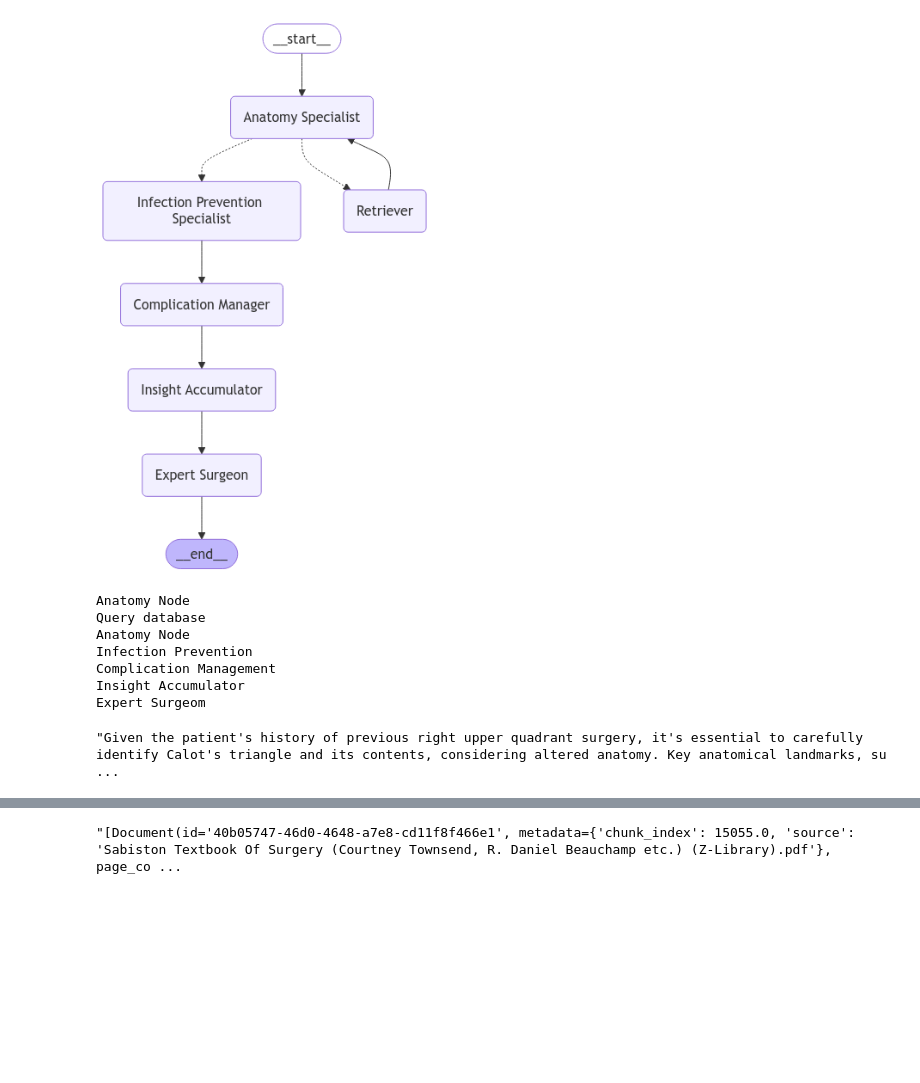
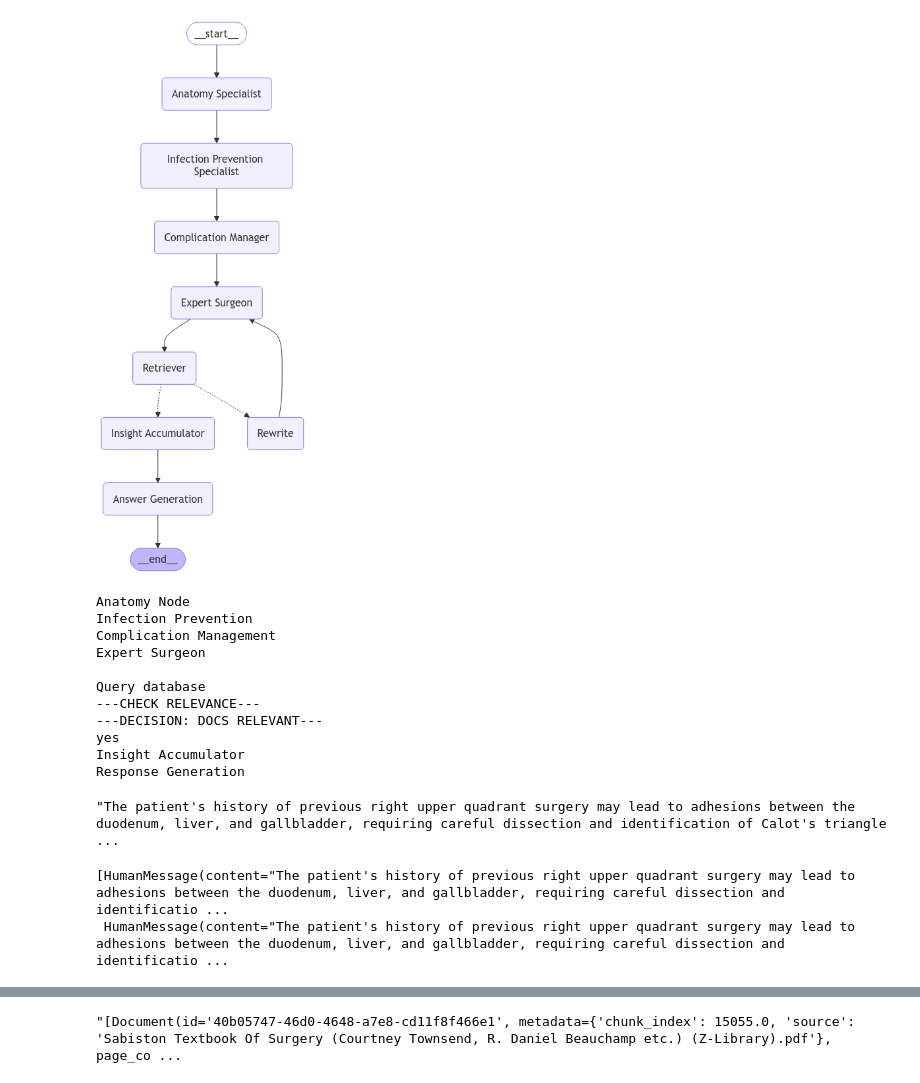
Before and after one commit to mmaazkhanhere/langgraph-projects, a Jupyter notebook: surgical_agent.ipynb, the cells around one changed output, grey strips where cells are left out. Saved outputs shown, nothing was run; the diff lists cells and outputs as text; code cells hidden in the pictures; blank space fills up the shorter version.

```diff
--- a/surgical_agent.ipynb
+++ b/surgical_agent.ipynb
@@ -205,6 +215,8 @@ def complication_management_node(state: State):
   return {"infection_prevention_response": response.content}
 # %%
 def infection_prevention_node(state: State):
+  """LangGraph node that gives instruction to prevent infection"""
+
   print("Infection Prevention")
   surgeon_query: str = state['surgeon_query']
   patient_history: str = state['patient_history']
@@ -279,22 +339,28 @@ def infection_prevention_node(state: State):
 # %%
 def insight_accumulator_node(state: State):
+  """LangGraph node that accumulates all the insights from specialized agents and
+  give a final output related to surgeon query"""
+
   print("Insight Accumulator")
   surgeon_query: str = state['surgeon_query']
   patient_history: str = state['patient_history']
   anatomy_response: str = state['anatomy_response']
   infection_prevention_response: str = state['infection_prevention_response']
   complication_response: str = state['complication_response']
+  surgeon_response: str = state['expert_surgeon_response']
+
   instructions: str = """
     You are an expert surgical insight accumulator. Your task is to gather insights from the
-    provided information and accumulate them into actionable insights for the surgeon
+    provided information and accumulate them into actionable insights that can be used
     to respond to surgeon query {surgeon_query}.
 
     **Context:**
 
-    * **Patient History:** {patient_history}
-    * **Relevant Anatomy:** {anatomy_response}
-    * **Infection Prevention Measures:** {infection_prevention_response}
-    * **Potential Complications and their Management:** {complication_response}
+    * Patient History: {patient_history}
+    * Relevant Anatomy: {anatomy_response}
+    * Infection Prevention Measures: {infection_prevention_response}
+    * Potential Complications and their Management: {complication_response}
+    * Expert Surgeon Response: {surgeon_response}
 
     **Task:**
 
@@ -336,6 +402,7 @@ def insight_accumulator_node(state: State):
     anatomy_response=anatomy_response,
     infection_prevention_response=infection_prevention_response,
     complication_response=complication_response,
+    surgeon_response=surgeon_response,
   )
 
   response: BaseMessage = model.invoke(prompt)
@@ -432,36 +500,39 @@ def should_continue(state: State):
 # %%
 from langgraph.graph.state import END, START  # Import END explicitly if not already done
 
 builder = StateGraph(State)
 
 # Define retriever tool node
-retriever = ToolNode(tools)
+tools = [query_database]
+tool_node = ToolNode(tools)
 
 # Add nodes
 builder.add_node("Anatomy Specialist", anatomy_node)
 builder.add_node("Infection Prevention Specialist", infection_prevention_node)
 builder.add_node("Complication Manager", complication_management_node)
 builder.add_node("Insight Accumulator", insight_accumulator_node)
 builder.add_node("Expert Surgeon", expert_surgeon_node)
-builder.add_node("Retriever", retriever)
+builder.add_node('Answer Generation', response_generation_node)
+builder.add_node("Retriever", tool_node)
+builder.add_node("Rewrite", rewrite)
 
 # Define edges
 builder.add_edge(START, "Anatomy Specialist")
-builder.add_conditional_edges(
-    "Anatomy Specialist",
-    should_continue,
-    ['Retriever', 'Infection Prevention Specialist']
-)
-builder.add_edge("Retriever", "Anatomy Specialist")
+builder.add_edge('Anatomy Specialist', 'Infection Prevention Specialist')
 builder.add_edge("Infection Prevention Specialist", "Complication Manager")
-builder.add_edge("Complication Manager", "Insight Accumulator")
-builder.add_edge("Insight Accumulator", "Expert Surgeon")
-builder.add_edge("Expert Surgeon", END)
-
+builder.add_edge("Complication Manager", "Expert Surgeon")
+builder.add_edge('Expert Surgeon', 'Retriever')
+builder.add_conditional_edges("Retriever",
+                              grade_document,
+                              ['Insight Accumulator', 'Rewrite']
+                            )
+builder.add_edge('Rewrite', 'Expert Surgeon')
+builder.add_edge('Insight Accumulator', 'Answer Generation')
+builder.add_edge('Answer Generation', END)
 agent = builder.compile()
 display(Image(agent.get_graph().draw_mermaid_png()))
 # %% [output]
-[figure, old version]
+[figure, new version]
 # %%
 state = {
     'surgeon_query': 'What are the anatomical considerations for a laparoscopic cholecystectomy in a patient with a history of previous right upper quadrant surgery?',
@@ -472,13 +545,17 @@ state = {
 }
 # %%
 result = agent.invoke(state)
-result['expert_surgeon_response']
+result['answer']
 # %% [output]
-Anatomy Node
-Query database
 Anatomy Node
 Infection Prevention
 Complication Management
+Expert Surgeon
+
+Query database
+---CHECK RELEVANCE---
+---DECISION: DOCS RELEVANT---
+yes
 Insight Accumulator
-Expert Surgeom
+Response Generation
-"Given the patient's history of previous right upper quadrant surgery, it's essential to carefully identify Calot's triangle and its contents, considering altered anatomy. Key anatomical landmarks, su ...
+"The patient's history of previous right upper quadrant surgery may lead to adhesions between the duodenum, liver, and gallbladder, requiring careful dissection and identification of Calot's triangle  ...
@@ -487,0 +562,5 @@ class Grade(BaseModel):
+# %%
+result['conversation']
+# %% [output]
+[HumanMessage(content="The patient's history of previous right upper quadrant surgery may lead to adhesions between the duodenum, liver, and gallbladder, requiring careful dissection and identificatio ...
+ HumanMessage(content="The patient's history of previous right upper quadrant surgery may lead to adhesions between the duodenum, liver, and gallbladder, requiring careful dissection and identificatio ...
```
Also changed, not shown: parts of 18 cells of this notebook.
